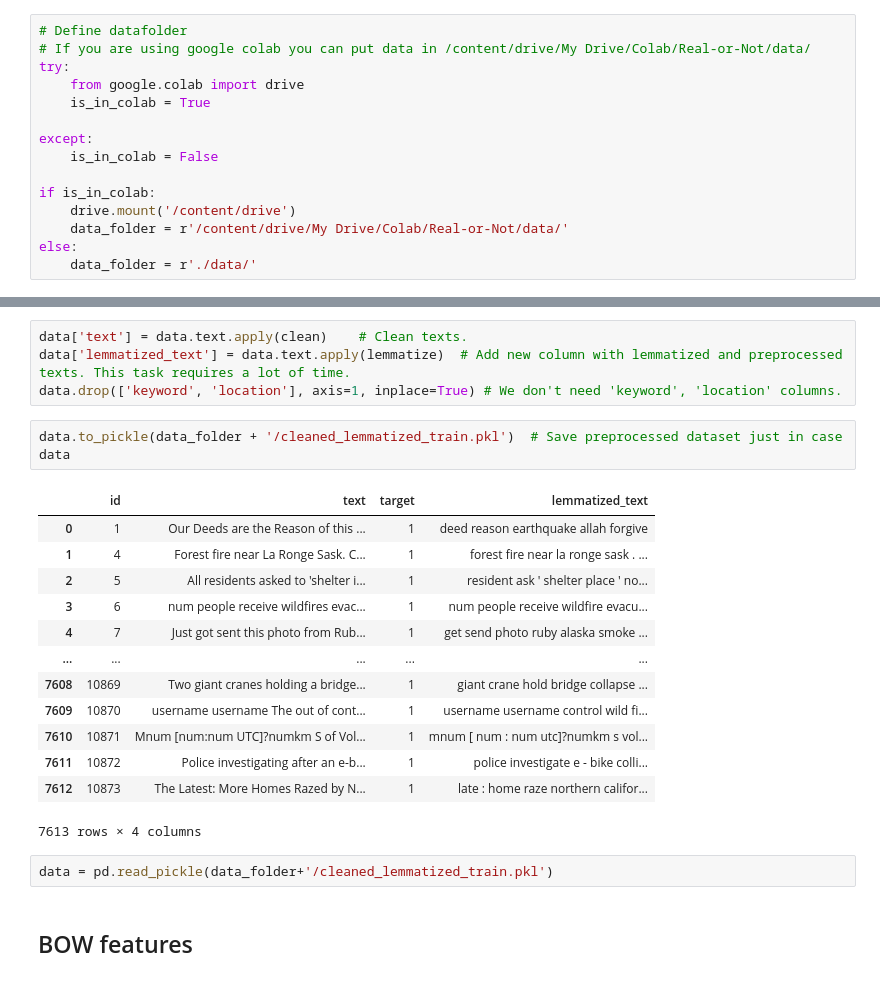
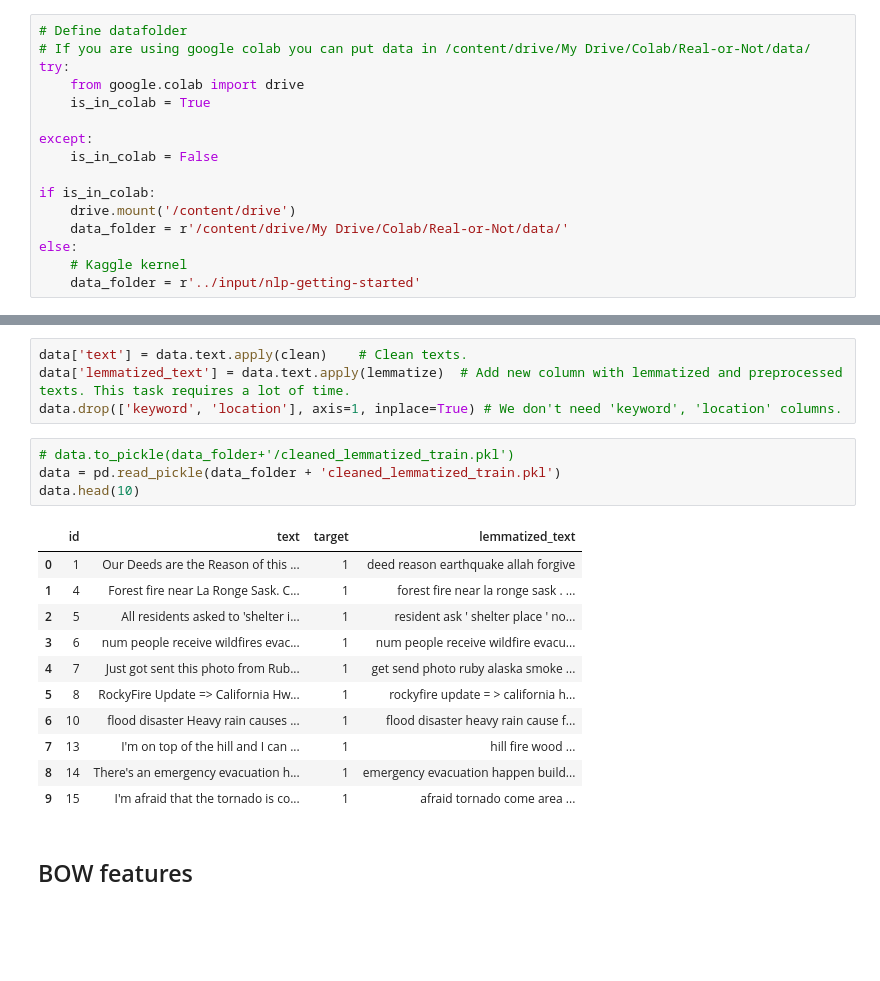
Before and after one commit to vetka925/ods_nlp_baselines, a Jupyter notebook: disaster_tweets.ipynb, the cells around one changed output, grey strips where cells are left out. Saved outputs shown, nothing was run; the diff lists cells and outputs as text; blank space fills up the shorter version.

```diff
--- a/disaster_tweets.ipynb
+++ b/disaster_tweets.ipynb
@@ -52,5 +90,6 @@ if is_in_colab:
     drive.mount('/content/drive')
     data_folder = r'/content/drive/My Drive/Colab/Real-or-Not/data/'
 else:
-    data_folder = r'./data/'
+    # Kaggle kernel
+    data_folder = r'../input/nlp-getting-started'
 # %% [output]
@@ -120,25 +163,22 @@ def lemmatize(text):
 data['text'] = data.text.apply(clean)    # Clean texts.
 data['lemmatized_text'] = data.text.apply(lemmatize)  # Add new column with lemmatized and preprocessed texts. This task requires a lot of time.
 data.drop(['keyword', 'location'], axis=1, inplace=True) # We don't need 'keyword', 'location' columns.
-# %%
-data.to_pickle(data_folder + '/cleaned_lemmatized_train.pkl')  # Save preprocessed dataset just in case
-data
-# %% [output]
-|  | id | text | target | lemmatized_text |
-| 0 | 1 | Our Deeds are the Reason of this ... | 1 | deed reason earthquake allah forgive |
-| 1 | 4 | Forest fire near La Ronge Sask. C... | 1 | forest fire near la ronge sask . ... |
-| 2 | 5 | All residents asked to 'shelter i... | 1 | resident ask ' shelter place ' no... |
-| 3 | 6 | num people receive wildfires evac... | 1 | num people receive wildfire evacu... |
-| 4 | 7 | Just got sent this photo from Rub... | 1 | get send photo ruby alaska smoke ... |
-| ... | ... | ... | ... | ... |
-| 7608 | 10869 | Two giant cranes holding a bridge... | 1 | giant crane hold bridge collapse ... |
-| 7609 | 10870 | username username The out of cont... | 1 | username username control wild fi... |
-| 7610 | 10871 | Mnum [num:num UTC]?numkm S of Vol... | 1 | mnum [ num : num utc]?numkm s vol... |
-| 7611 | 10872 | Police investigating after an e-b... | 1 | police investigate e - bike colli... |
-| 7612 | 10873 | The Latest: More Homes Razed by N... | 1 | late : home raze northern califor... |
-7613 rows × 4 columns
 # %%
-data = pd.read_pickle(data_folder+'/cleaned_lemmatized_train.pkl')
+# data.to_pickle(data_folder+'/cleaned_lemmatized_train.pkl')
+data = pd.read_pickle(data_folder + 'cleaned_lemmatized_train.pkl')
+data.head(10)
+# %% [output]
+|  | id | text | target | lemmatized_text |
+| 0 | 1 | Our Deeds are the Reason of this ... | 1 | deed reason earthquake allah forgive |
+| 1 | 4 | Forest fire near La Ronge Sask. C... | 1 | forest fire near la ronge sask . ... |
+| 2 | 5 | All residents asked to 'shelter i... | 1 | resident ask ' shelter place ' no... |
+| 3 | 6 | num people receive wildfires evac... | 1 | num people receive wildfire evacu... |
+| 4 | 7 | Just got sent this photo from Rub... | 1 | get send photo ruby alaska smoke ... |
+| 5 | 8 | RockyFire Update => California Hw... | 1 | rockyfire update = > california h... |
+| 6 | 10 | flood disaster Heavy rain causes ... | 1 | flood disaster heavy rain cause f... |
+| 7 | 13 | I'm on top of the hill and I can ... | 1 | hill fire wood ... |
+| 8 | 14 | There's an emergency evacuation h... | 1 | emergency evacuation happen build... |
+| 9 | 15 | I'm afraid that the tornado is co... | 1 | afraid tornado come area ... |
 # %% [markdown]
 ## BOW features
 # %%
```
Also changed, not shown: parts of 14 cells of this notebook.
